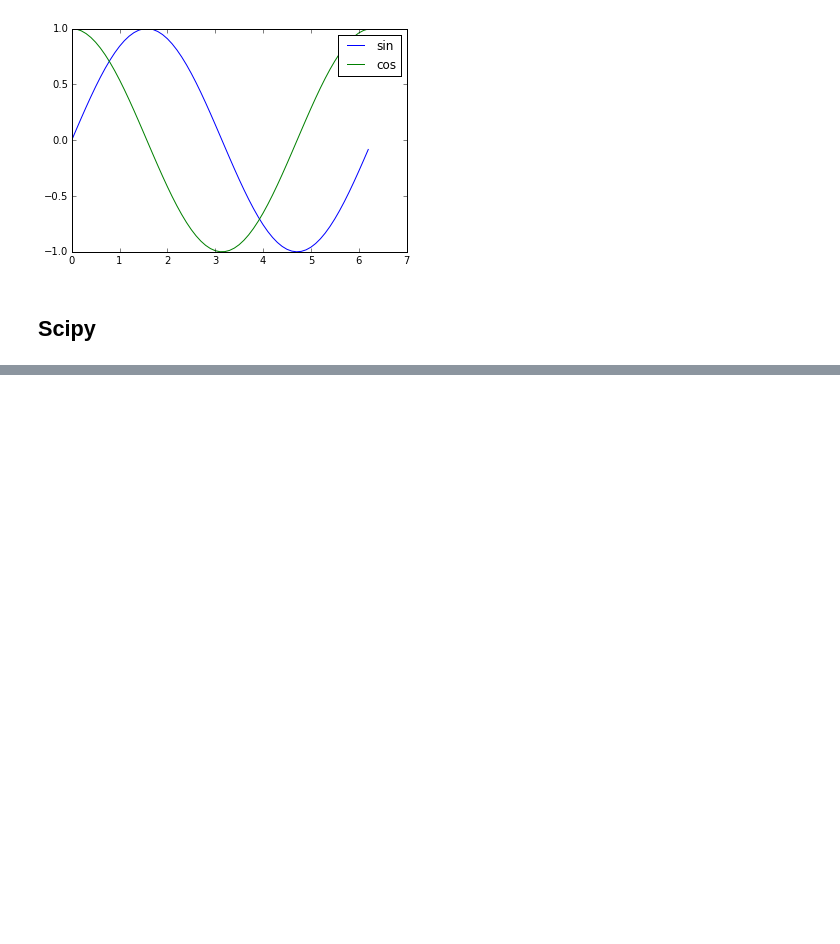
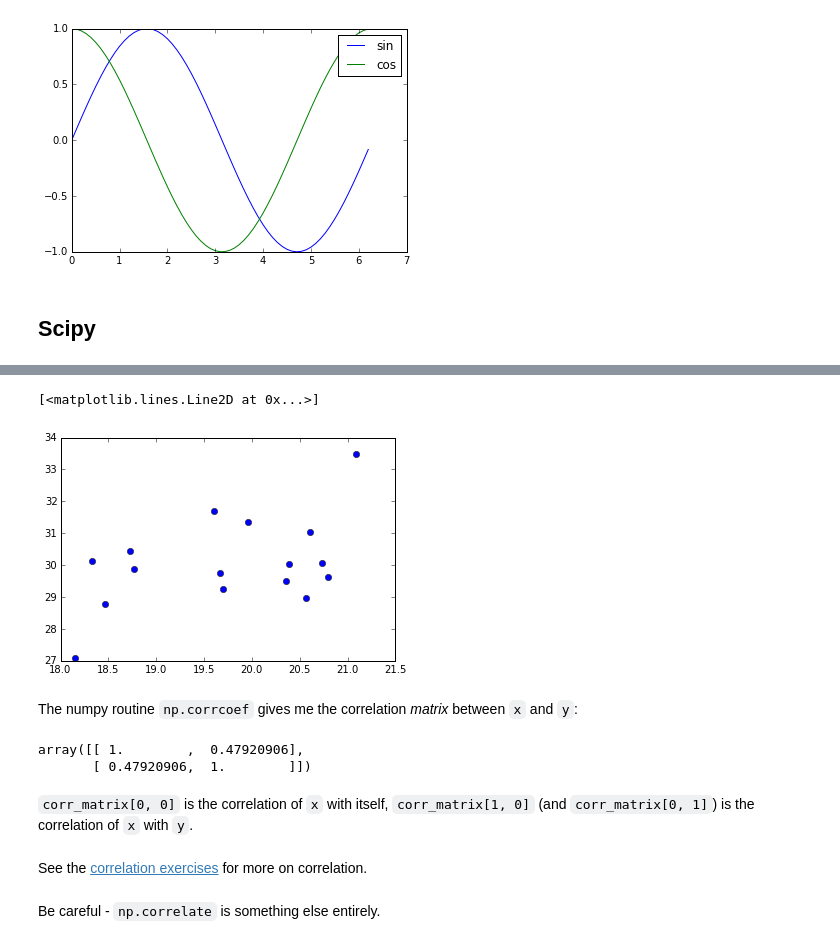
Before and after one commit to practical-neuroimaging/pna2015, a Jupyter notebook: day5/day5_introduction_full.ipynb, the cells around one changed output, grey strips where cells are left out. Cells and saved outputs as stored; diff of their text form; code cells hidden in the pictures; blank space fills up the shorter version.

```diff
--- a/day5/day5_introduction_full.ipynb
+++ b/day5/day5_introduction_full.ipynb
@@ -155,0 +168,24 @@ scipy.stats.norm?
+# %%
+x = np.array([ 20.57,  18.33,  20.8 ,  18.77,  18.46,  21.09,  19.96,  20.61,
+               18.73,  19.6 ,  18.15,  19.7 ,  20.36,  20.39,  19.67,  20.73])
+y = np.array([ 28.98,  30.13,  29.64,  29.87,  28.78,  33.48,  31.36,  31.04,
+               30.43,  31.69,  27.08,  29.25,  29.5 ,  30.04,  29.74,  30.06])
+# %%
+plt.plot(x, y, 'o')
+# %% [output]
+[<matplotlib.lines.Line2D at 0x...>]
+[figure, added]
+# %% [markdown]
+The numpy routine `np.corrcoef` gives me the correlation *matrix* between `x` and `y`:
+# %%
+corr_matrix = np.corrcoef(x, y)
+corr_matrix
+# %% [output]
+array([[ 1.        ,  0.47920906],
+       [ 0.47920906,  1.        ]])
+# %% [markdown]
+`corr_matrix[0, 0]` is the correlation of `x` with itself, `corr_matrix[1, 0]` (and `corr_matrix[0, 1]`) is the correlation of `x` with `y`.
+# %% [markdown]
+See the [correlation exercises](more_correlation.ipynb) for more on correlation.
+# %% [markdown]
+Be careful - `np.correlate` is something else entirely.
```
Also changed, not shown: parts of 52 cells of this notebook, 2 other files.
